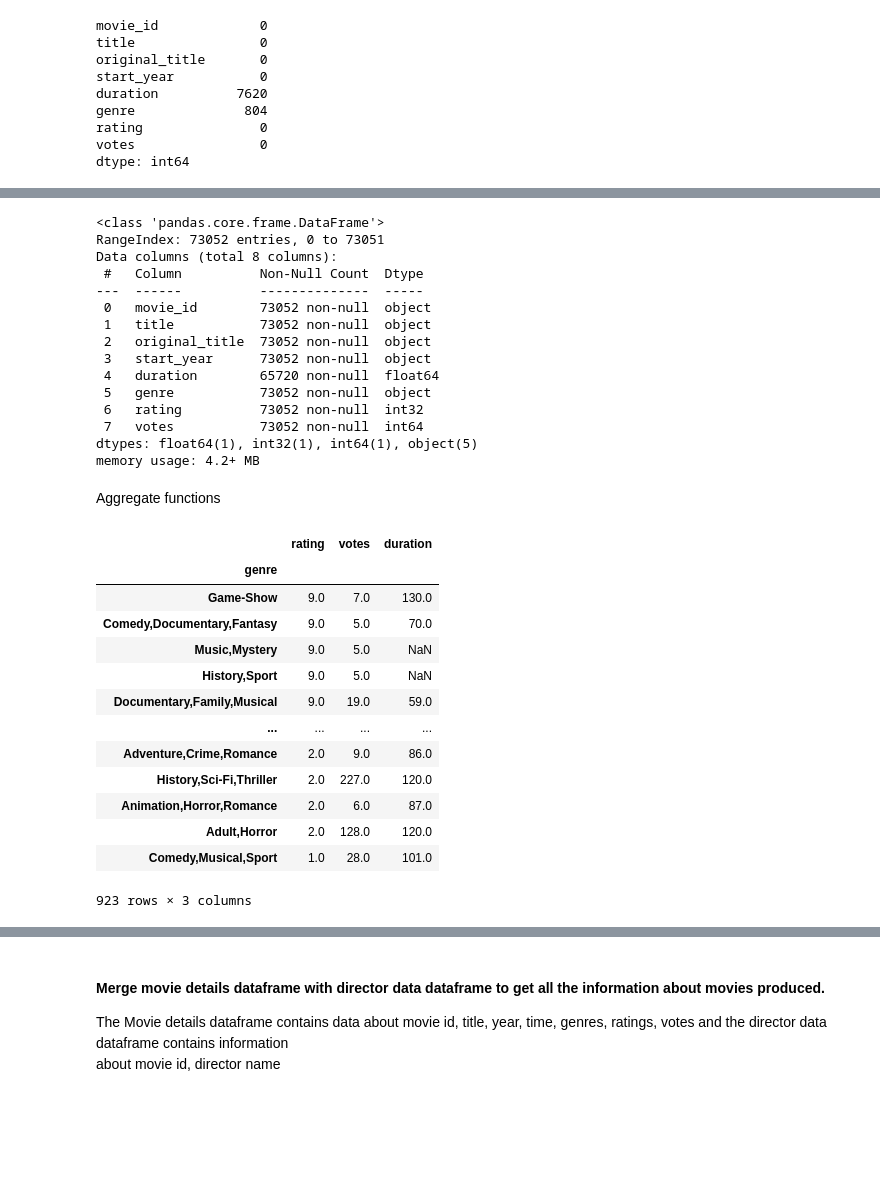
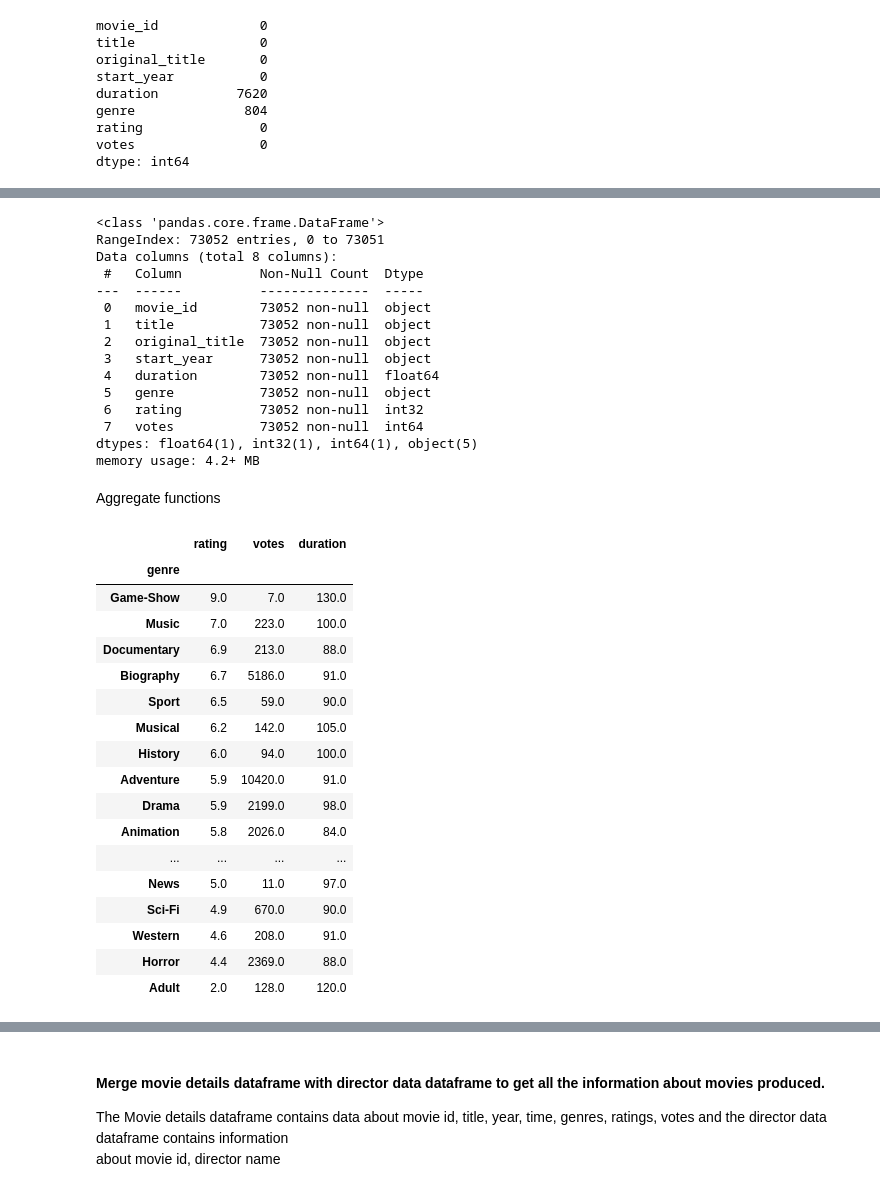
Before and after one commit to kamahTek/Studio_Afrik, a Jupyter notebook: studio_afrik.ipynb, the cells around one changed output, grey strips where cells are left out. Cells and saved outputs as stored; diff of their text form; code cells hidden in the pictures; blank space fills up the shorter version.

```diff
--- a/studio_afrik.ipynb
+++ b/studio_afrik.ipynb
@@ -229,6 +229,6 @@ dtype: int64
 movie_details = movie_details.dropna(subset = ["genre"])
 
 # fill all missing values in duration with the mean of its column
-movie_details.loc[:, "duration"].fillna(value=round(movie_details["duration"].mean()))
+movie_details.loc[:, "duration"].fillna(value=round(movie_details["duration"].mean()), inplace=True)
 
 movie_details = movie_details.reset_index(drop=True)
@@ -265,4 +270,4 @@ yearly_movie_count
 # %%
 # Navigation through the genre column and only keeping the first genre where multiple genres describes a single movie
 
-movie_details.loc[:, 'genre'].str.split(',').apply(lambda x: x[0]).reset_index(drop=True)
+movie_details['genre'] = movie_details.loc[:, 'genre'].str.split(',').apply(lambda x: x[0]).reset_index(drop=True)
@@ -314,7 +306,7 @@ Data columns (total 8 columns):
  1   title           73052 non-null  object
  2   original_title  73052 non-null  object
  3   start_year      73052 non-null  object
- 4   duration        65720 non-null  float64
+ 4   duration        73052 non-null  float64
  5   genre           73052 non-null  object
  6   rating          73052 non-null  int32
  7   votes           73052 non-null  int64
@@ -324,24 +316,28 @@ memory usage: 4.2+ MB
 Aggregate functions
 # %%
 # Group by genre and calculate the mean of ratings and votes
-movie_avg_rating_genre = movie_details.groupby('genre')["rating", "votes", "duration"].mean().sort_values(by='rating', ascending=False)
+movie_avg_rating_genre = movie_details.groupby('genre')[["rating", "votes", "duration"]].mean().sort_values(by='rating', ascending=False)
 movie_avg_rating_genre = movie_avg_rating_genre.round({"rating": 1, "votes": 0, "duration": 0})
 movie_avg_rating_genre
 # %% [output]
 |  | rating | votes | duration |
 | genre |  |  |  |
 | Game-Show | 9.0 | 7.0 | 130.0 |
-| Comedy,Documentary,Fantasy | 9.0 | 5.0 | 70.0 |
-| Music,Mystery | 9.0 | 5.0 | NaN |
-| History,Sport | 9.0 | 5.0 | NaN |
-| Documentary,Family,Musical | 9.0 | 19.0 | 59.0 |
+| Music | 7.0 | 223.0 | 100.0 |
+| Documentary | 6.9 | 213.0 | 88.0 |
+| Biography | 6.7 | 5186.0 | 91.0 |
+| Sport | 6.5 | 59.0 | 90.0 |
+| Musical | 6.2 | 142.0 | 105.0 |
+| History | 6.0 | 94.0 | 100.0 |
+| Adventure | 5.9 | 10420.0 | 91.0 |
+| Drama | 5.9 | 2199.0 | 98.0 |
+| Animation | 5.8 | 2026.0 | 84.0 |
 | ... | ... | ... | ... |
-| Adventure,Crime,Romance | 2.0 | 9.0 | 86.0 |
-| History,Sci-Fi,Thriller | 2.0 | 227.0 | 120.0 |
-| Animation,Horror,Romance | 2.0 | 6.0 | 87.0 |
-| Adult,Horror | 2.0 | 128.0 | 120.0 |
-| Comedy,Musical,Sport | 1.0 | 28.0 | 101.0 |
+| News | 5.0 | 11.0 | 97.0 |
+| Sci-Fi | 4.9 | 670.0 | 90.0 |
+| Western | 4.6 | 208.0 | 91.0 |
+| Horror | 4.4 | 2369.0 | 88.0 |
+| Adult | 2.0 | 128.0 | 120.0 |
-923 rows × 3 columns
 # %%
 # Number of movies per genre
 movie_avg_rating_genre['movies_per_genre'] = movie_details.groupby('genre')['movie_id'].count()
```
Also changed, not shown: parts of 38 cells of this notebook.
